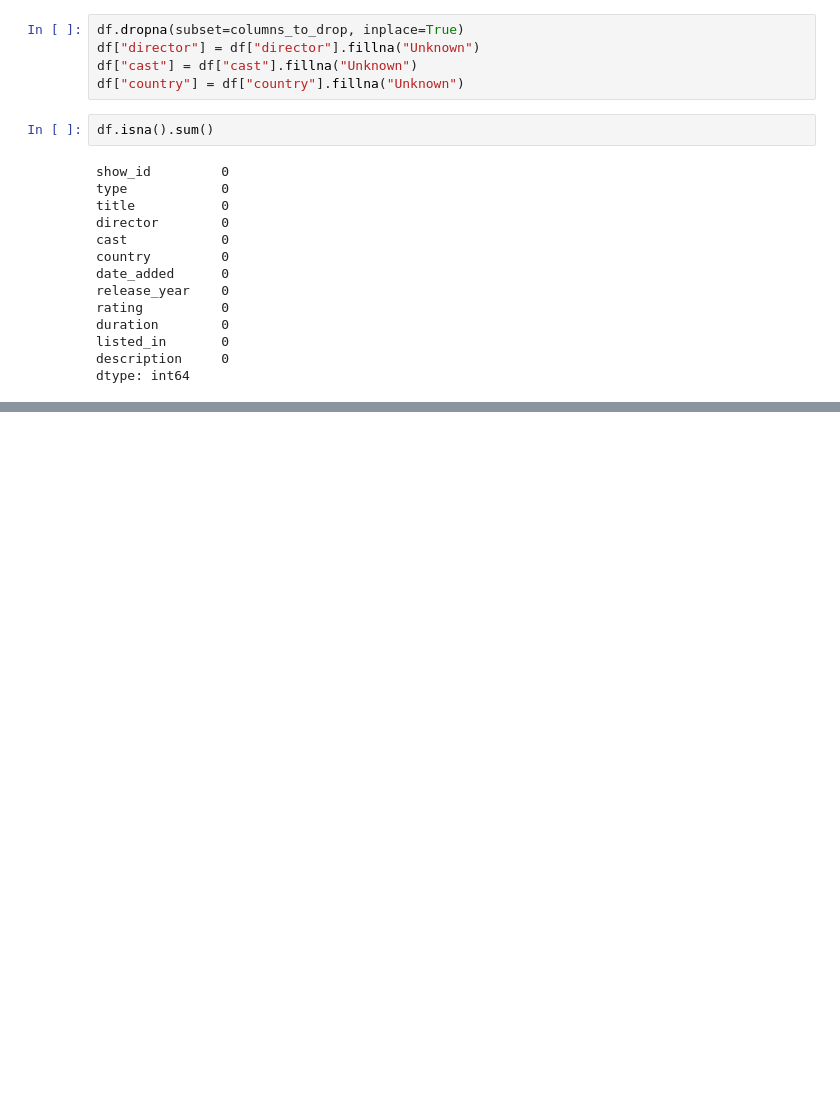
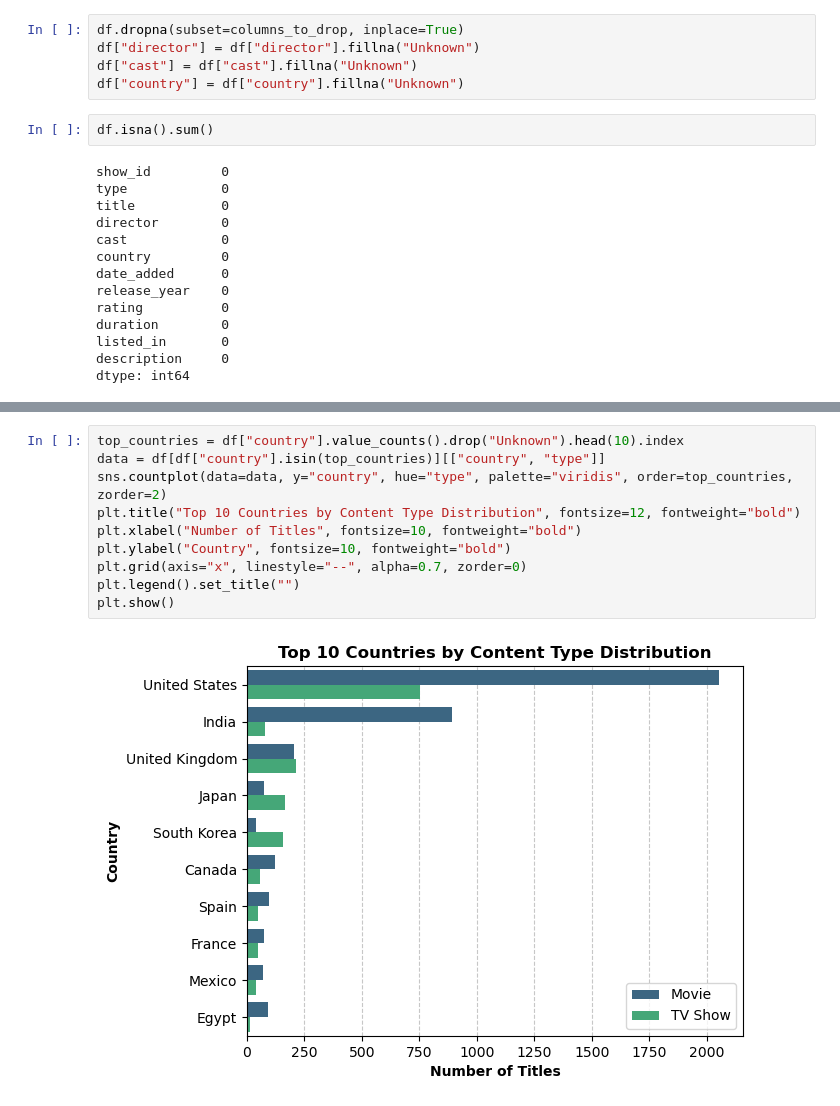
Before and after one commit to berkaygirgin/netflix-data-analysis, a Jupyter notebook: notebook/netflix_analysis.ipynb, the cells around one changed output, grey strips where cells are left out. Cells and saved outputs as stored; diff of their text form; blank space fills up the shorter version.

```diff
--- a/notebook/netflix_analysis.ipynb
+++ b/notebook/netflix_analysis.ipynb
@@ -89,0 +128,12 @@ dtype: int64
+# %%
+top_countries = df["country"].value_counts().drop("Unknown").head(10).index
+data = df[df["country"].isin(top_countries)][["country", "type"]]
+sns.countplot(data=data, y="country", hue="type", palette="viridis", order=top_countries, zorder=2)
+plt.title("Top 10 Countries by Content Type Distribution", fontsize=12, fontweight="bold")
+plt.xlabel("Number of Titles", fontsize=10, fontweight="bold")
+plt.ylabel("Country", fontsize=10, fontweight="bold")
+plt.grid(axis="x", linestyle="--", alpha=0.7, zorder=0)
+plt.legend().set_title("")
+plt.show()
+# %% [output]
+[figure, added]
```
Also changed, not shown: parts of 5 cells of this notebook.
